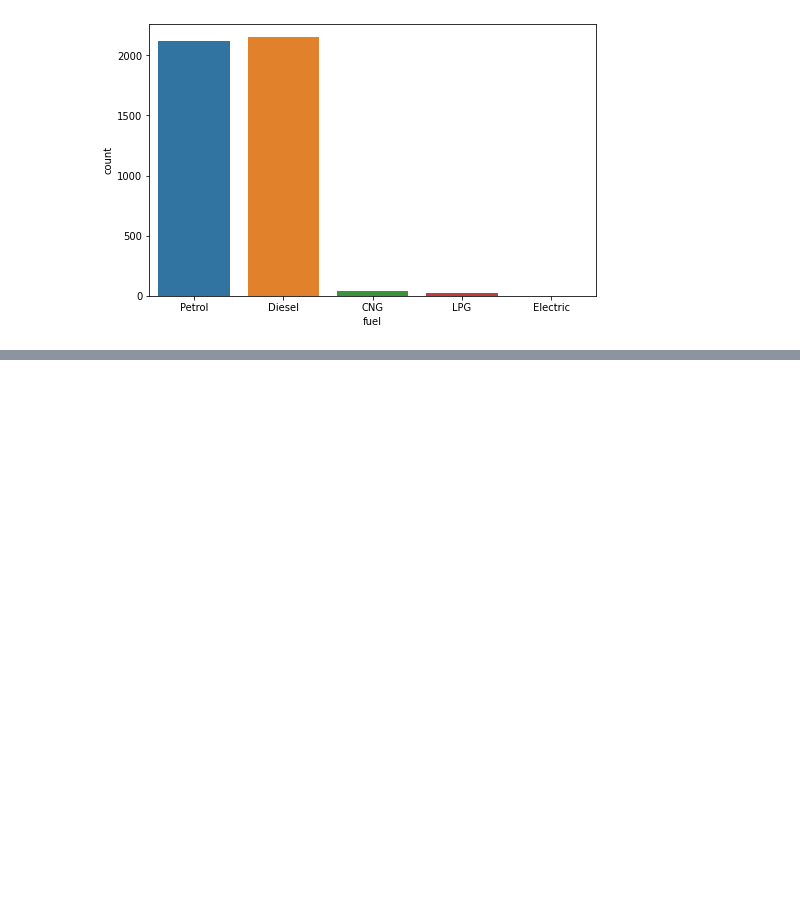
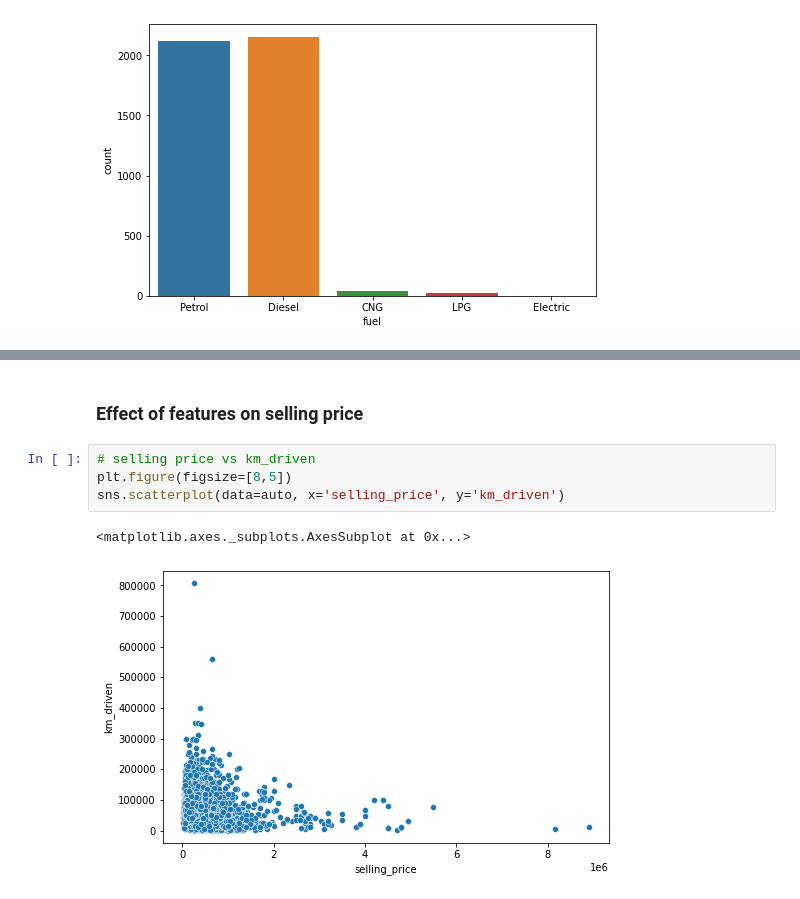
Before and after one commit to ghanalk1/Car-Price-Prediction-Car-Dekho-, a Jupyter notebook: Linear_Regression_(Car_Dekho).ipynb, the cells around one changed output, grey strips where cells are left out. Cells and saved outputs as stored; diff of their text form; blank space fills up the shorter version.

```diff
--- a/Linear_Regression_(Car_Dekho).ipynb
+++ b/Linear_Regression_(Car_Dekho).ipynb
@@ -211,0 +247,9 @@ sns.countplot(data=auto, x='fuel')
+# %% [markdown]
+### Effect of features on selling price
+# %%
+# selling price vs km_driven
+plt.figure(figsize=[8,5])
+sns.scatterplot(data=auto, x='selling_price', y='km_driven')
+# %% [output]
+<matplotlib.axes._subplots.AxesSubplot at 0x...>
+[figure, added]
```
Also changed, not shown: parts of 16 cells of this notebook.
